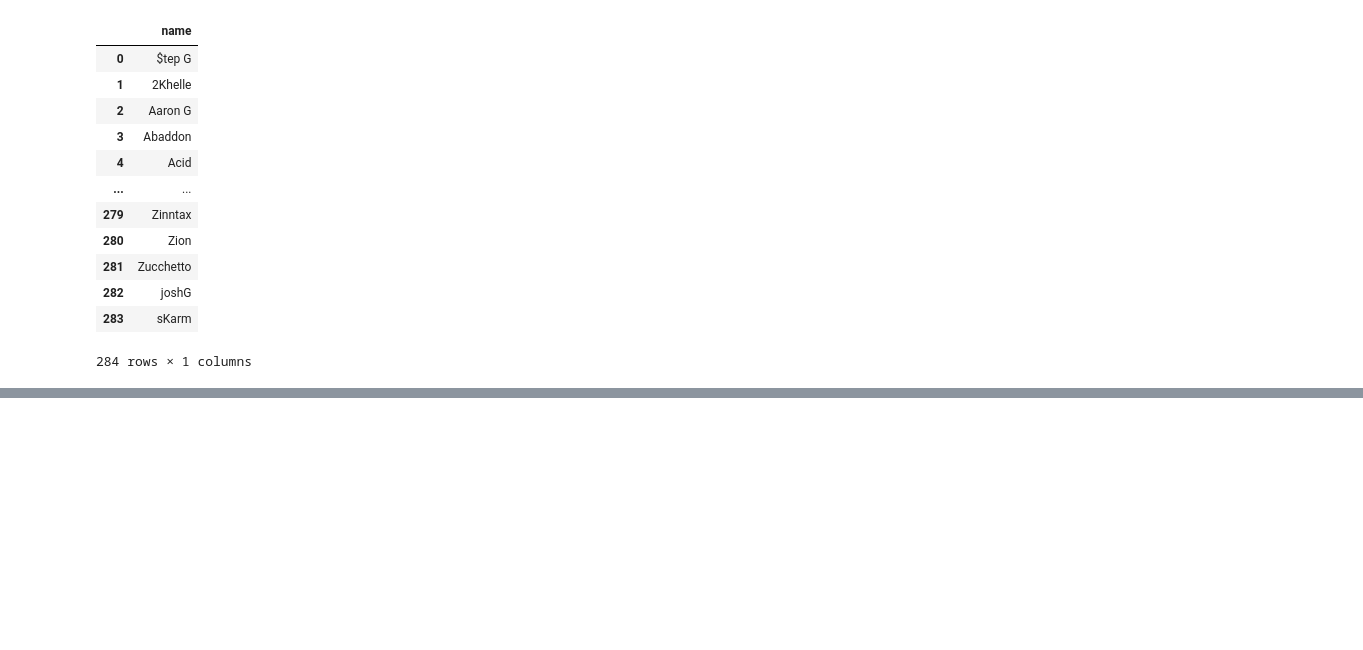
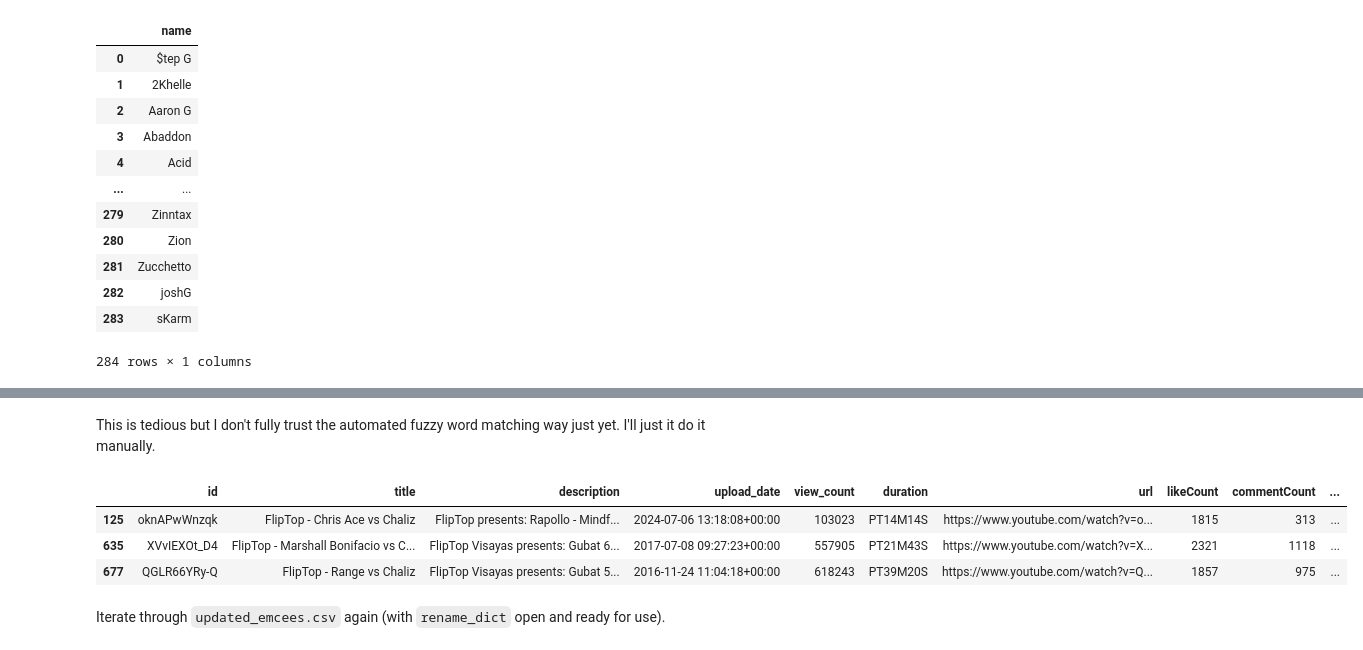
Before and after one commit to russluber/fliptop-analysis, a Jupyter notebook: notebooks/eda.ipynb, the cells around one changed output, grey strips where cells are left out. Drawn from its saved outputs; the diff is of its cells as text; code cells hidden in the pictures; blank space fills up the shorter version.

```diff
--- a/notebooks/eda.ipynb
+++ b/notebooks/eda.ipynb
@@ -812,0 +858,2 @@ unofficial_emcees
+# %% [markdown]
+This is tedious but I don't fully trust the automated fuzzy word matching way just yet. I'll just it do it manually.
@@ -812,0 +907,9 @@ unofficial_emcees
+# %%
+with_matches[with_matches["matchup"].str.contains("chaliz", case=False, na=False, regex=False)]
+# %% [output]
+|  | id | title | description | upload_date | view_count | duration | url | likeCount | commentCount | ... |
+| 125 | oknAPwWnzqk | FlipTop - Chris Ace vs Chaliz | FlipTop presents: Rapollo - Mindf... | 2024-07-06 13:18:08+00:00 | 103023 | PT14M14S | https://www.youtube.com/watch?v=o... | 1815 | 313 | ... |
+| 635 | XVvIEXOt_D4 | FlipTop - Marshall Bonifacio vs C... | FlipTop Visayas presents: Gubat 6... | 2017-07-08 09:27:23+00:00 | 557905 | PT21M43S | https://www.youtube.com/watch?v=X... | 2321 | 1118 | ... |
+| 677 | QGLR66YRy-Q | FlipTop - Range vs Chaliz | FlipTop Visayas presents: Gubat 5... | 2016-11-24 11:04:18+00:00 | 618243 | PT39M20S | https://www.youtube.com/watch?v=Q... | 1857 | 975 | ... |
+# %% [markdown]
+Iterate through `updated_emcees.csv` again (with `rename_dict` open and ready for use).
```
Also changed, not shown: parts of 9 cells of this notebook.
